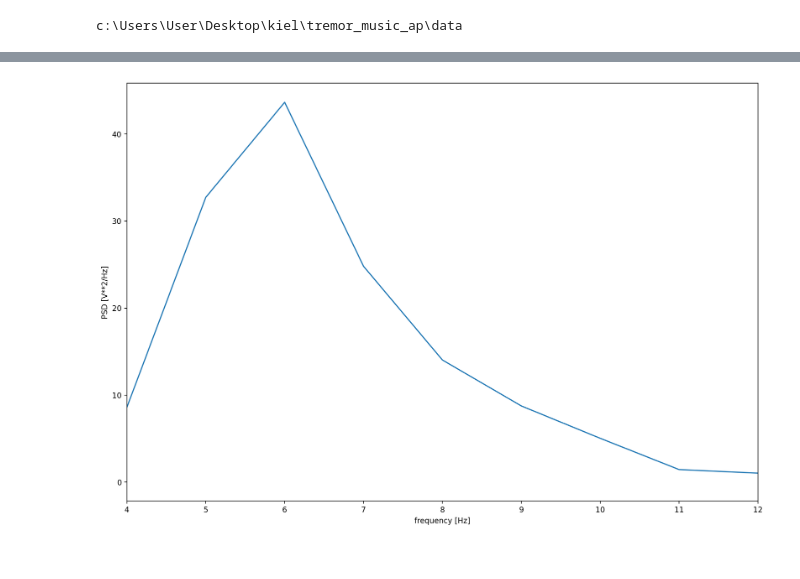
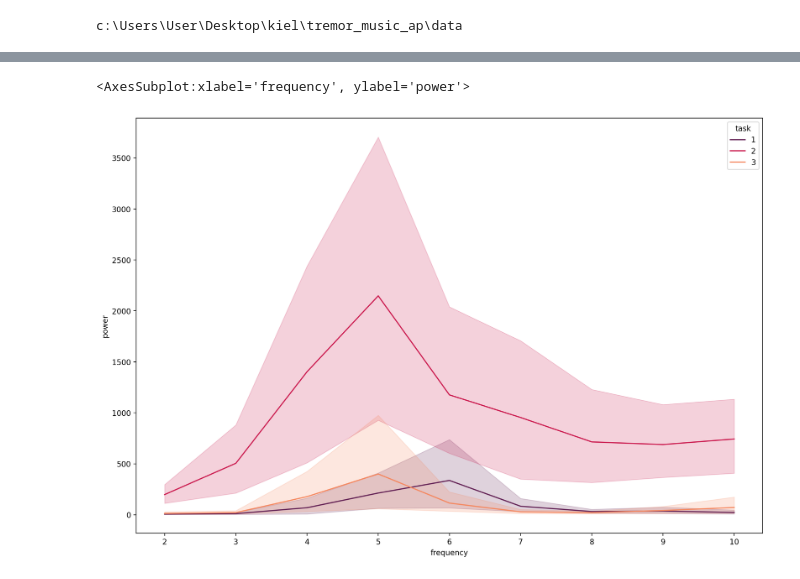
Before and after one commit to JuliusWelzel/tremor_music_ap, a Jupyter notebook: scripts/check_data.ipynb, the cells around one changed output, grey strips where cells are left out. Drawn from its saved outputs; the diff is of its cells as text; code cells hidden in the pictures.

Commit message:
[ADD] single subject data and overview plot

```diff
--- a/scripts/check_data.ipynb
+++ b/scripts/check_data.ipynb
@@ -34,16 +38,3 @@ cfg_srate = 100
 cfg_group = {1:"Standard & exp. music", 2:"Standard & unspecific music", 3: "Only Standard", 4: "Placebo"}
 cfg_trial = {1: "Standing flexed", 2:"Sitting", 3: "Standing relaxed"}
 cfg_visit = {1:"Inital", 2:"14-days"}
-# %%
- # set params for epoch processing and plotting
-
-
-cfg_filter_window = [2,12]
-cfg_freqs_oi = [2,10]
-cfg_thresh_level_mp = .5
-
-tmp_dir_patients = dir_patients[1:3]
-for dir_sub in tmp_dir_patients:
-    nms_files = os.listdir(Path.joinpath(dir_rawdata,dir_sub))
-    print(nms_files[0])
-    tmp = pd.read_excel(Path.joinpath(dir_rawdata,dir_sub,nms_files[0]),header=None)
@@ -89,10 +40,0 @@ plt.show()
-# %%
-f, Pxx_den = signal.welch(data_zm, cfg_srate, nperseg = cfg_srate, average='median')
-plt.plot(f, Pxx_den)
-plt.xlabel('frequency [Hz]')
-plt.ylabel('PSD [V**2/Hz]')
-plt.xlim([4,12])
-
-plt.show()
-# %% [output]
-[figure, removed]
@@ -98,0 +97,2 @@ plt.show()
+# %%
+single_sub = pd.DataFrame(list(zip(id,visit,task,axis,freq,pow)), columns=["id","visit","task","axis","frequency","power"])
@@ -98,0 +101,6 @@ plt.show()
+# %%
+x_dat = single_sub.loc[single_sub["axis"] == "x",:]
+sns.lineplot(data=x_dat,x="frequency",y="power",hue="task", palette="rocket")
+# %% [output]
+<AxesSubplot:xlabel='frequency', ylabel='power'>
+[figure, added]
```
Also changed, not shown: parts of 9 cells of this notebook, 3 other files.
